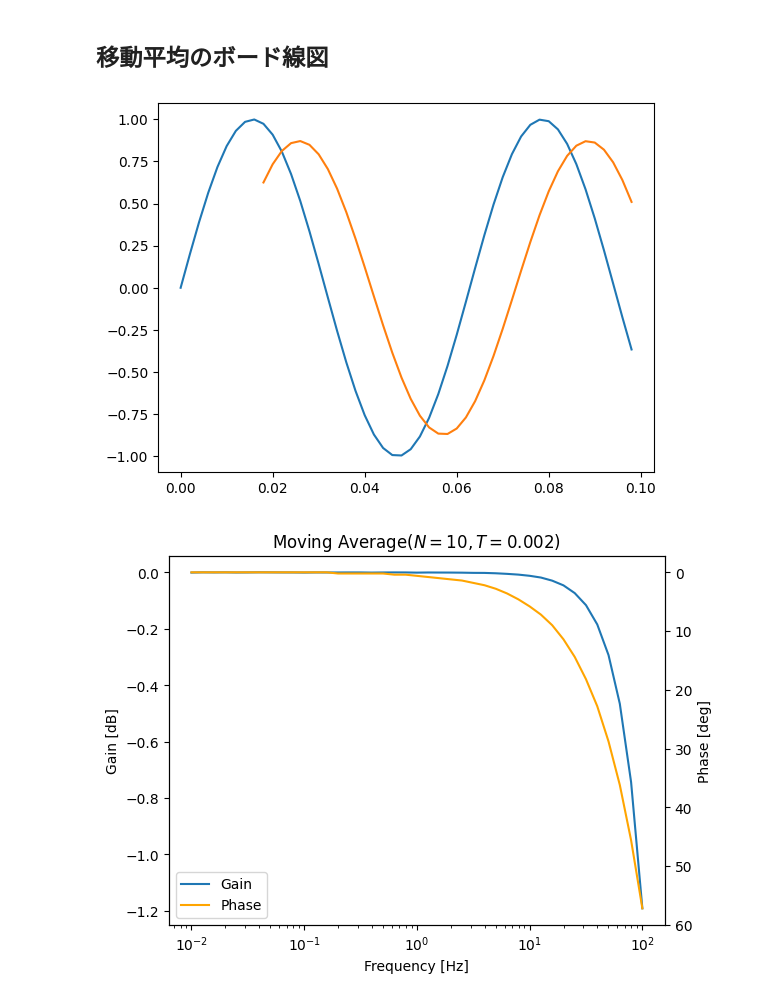
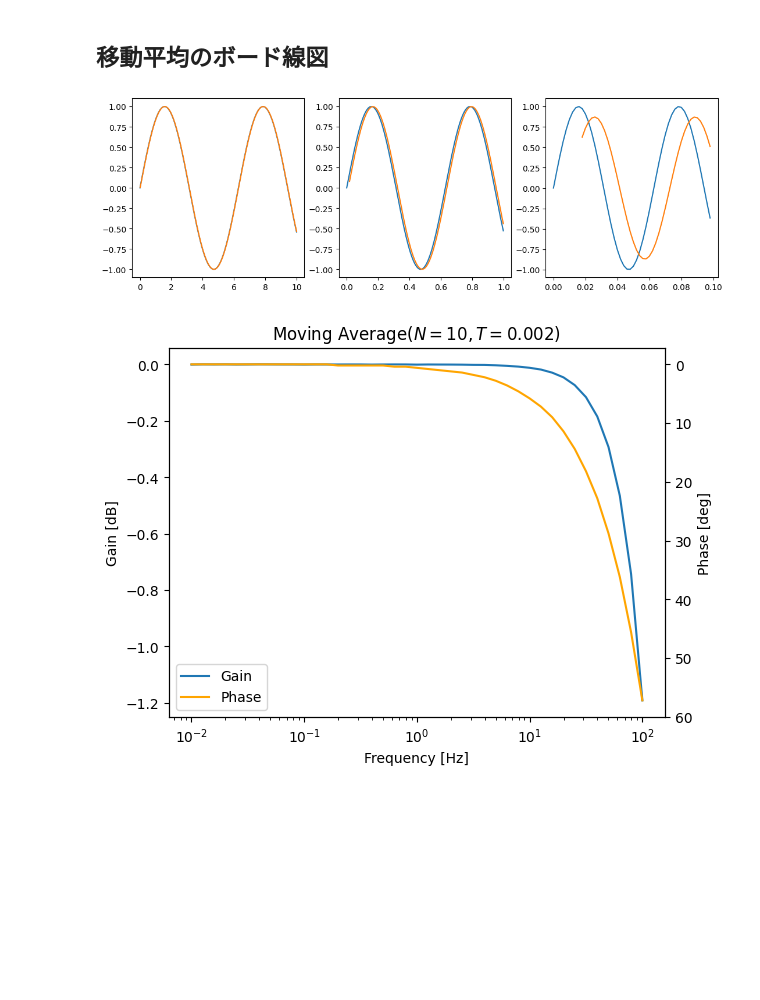
Before and after one commit to teruyamato0731/pid-simulation, a Jupyter notebook: bode_ave.ipynb, the cells around one changed output. Cells and saved outputs as stored; diff of their text form; code cells hidden in the pictures; blank space fills up the shorter version.

```diff
--- a/bode_ave.ipynb
+++ b/bode_ave.ipynb
@@ -50,39 +50,42 @@ def f(exp, N, dt):
     f = np.sin(omega * t)
     y = calc_average(f, N)
     amp[j] = calc_amp(f[half:], y[half:])
     theta[j] = calc_phase_delay(t[half:], y[half:], omega)
   gain = 20 * np.log10(amp)
   return [amp, gain, theta]
 
 [amp, gain, theta] = f(exp, N, dt)
 
-plt.figure()
-t = np.arange(0, 10**(1-x_high), dt)
-fs = np.sin(t * 10**x_high)
-y = calc_average(fs, N)
-plt.plot(t, fs, label="Input")
-plt.plot(t, y, label="Output")
-plt.show()
+def example():
+  fig, axes = plt.subplots(1, 3, figsize=(12+1, 4))
+  for i in range(3):
+    t = np.arange(0, 10**(1-i), dt)
+    fs = np.sin(t * 10**i)
+    y = calc_average(fs, N)
+    axes[i].plot(t, fs, label="Input")
+    axes[i].plot(t, y, label="Output")
+  plt.show()
+example()
 
 plt.figure()
 plt.title(rf"Moving Average($N={N},T={dt}$)")
 plt.gca().set_xscale('log')
 # plt.plot(exp, amp, label="amp")
 plt.plot(exp, gain, label="Gain")
 plt.xlabel("Frequency [Hz]")
 plt.ylabel("Gain [dB]")
 
 ax = plt.gca()
 ax2 = plt.gca().twinx()
 ax2.plot(exp, theta, label="Phase", color="orange")
 ax2.set_ylabel("Phase [deg]")
 ax2.invert_yaxis()
 
 h1, l1 = ax.get_legend_handles_labels()
 h2, l2 = ax2.get_legend_handles_labels()
 ax.legend(h1+h2, l1+l2, loc="lower left")
 
 plt.show()
 # %% [output]
-[figure, old version]
+[figure, new version]
 [figure]
```
Also changed, not shown: 1 other file.
